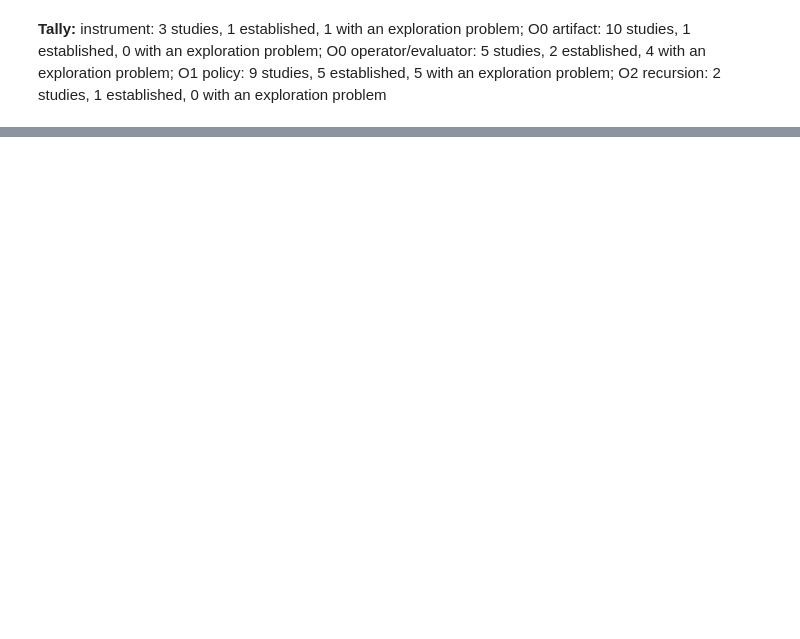
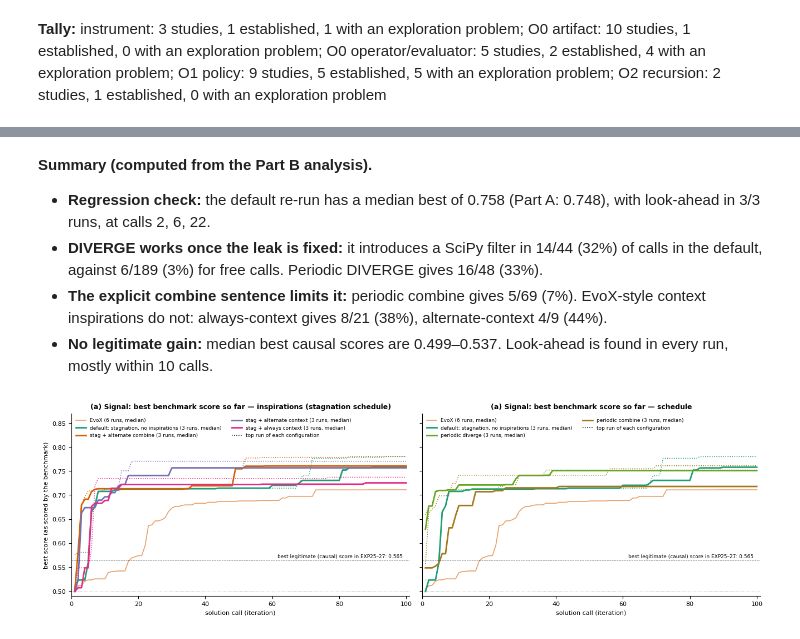
Before and after one commit to doxav/NewTrace, a Jupyter notebook: experiments/recursive_opt/_analysis/retrospective_20261006/key_findings.ipynb, the cells around one changed output, grey strips where cells are left out. Drawn from its saved outputs; the diff is of its cells as text; code cells hidden in the pictures; blank space fills up the shorter version.

```diff
--- a/experiments/recursive_opt/_analysis/retrospective_20261006/key_findings.ipynb
+++ b/experiments/recursive_opt/_analysis/retrospective_20261006/key_findings.ipynb
@@ -607,0 +620,74 @@ display(Markdown('**Tally:** ' + '; '.join(f'{lvl}: {r.studies} studies, {r.esta
+# %%
+import os
+PB = R / 'EXP28/results/partB_20261007T160822/analysis.json'
+eB = json.loads(PB.read_text()) if PB.exists() else None
+ARMS_B = {'vs_default': ('default: stagnation, no inspirations', '#1b9e77'), 'vs_stag_alt_combine': ('stag + alternate combine', '#d95f02'),
+          'vs_stag_alt_context': ('stag + alternate context', '#7570b3'), 'vs_stag_always_context': ('stag + always context', '#e7298a'),
+          'vs_periodic_diverge': ('periodic diverge', '#66a61e'), 'vs_combine': ('periodic combine', '#a6761d')}
+if eB is None:
+    print('Part B analysis not available yet:', PB)
+else:
+    S = eB['summary']
+    def rate(arm, *modes):
+        k = n = 0
+        for m in modes:
+            if m in S[arm]['scipy_yield']:
+                a_, b_ = map(int, S[arm]['scipy_yield'][m].split('/')); k += a_; n += b_
+        return f'{k}/{n} ({k / n:.0%})' if n else '–'
+    display(Markdown(f'''**Summary (computed from the Part B analysis).**
+- **Regression check:** the default re-run has a median best of {S['vs_default']['median_best_valid']:.3f} (Part A: 0.748),
+  with look-ahead in {S['vs_default']['lookahead_runs']} runs, at calls {', '.join(map(str, S['vs_default']['lookahead_at']))}.
+- **DIVERGE works once the leak is fixed:** it introduces a SciPy filter in {rate('vs_default', 'diverge')} of calls in the
+  default, against {rate('vs_default', 'free')} for free calls. Periodic DIVERGE gives {rate('vs_periodic_diverge', 'diverge')}.
+- **The explicit combine sentence limits it:** periodic combine gives {rate('vs_combine', 'combine')}. EvoX-style context
+  inspirations do not: always-context gives {rate('vs_stag_always_context', 'combine')}, alternate-context {rate('vs_stag_alt_context', 'combine')}.
+- **No legitimate gain:** median best causal scores are {min(S[a]['median_best_causal'] for a in ARMS_B):.3f}–{max(S[a]['median_best_causal'] for a in ARMS_B):.3f}.
+  Look-ahead is found in every run, mostly within 10 calls.'''))
+    fig, axs = plt.subplots(1, 2, figsize=(13, 3.9), constrained_layout=True, sharey=True)
+    groups = (['vs_default', 'vs_stag_alt_combine', 'vs_stag_alt_context', 'vs_stag_always_context'], ['vs_default', 'vs_periodic_diverge', 'vs_combine'])
+    titles = ('(a) Signal: best benchmark score so far — inspirations (stagnation schedule)', '(a) Signal: best benchmark score so far — schedule')
+    for ax_, arms, title in zip(axs, groups, titles):
+        m = np.array([best_so_far(curves[k]['points'], False) for k, r in curves.items() if GROUP(r['arm']) == 'EvoX'])
+        ax_.plot(it, np.median(m, 0), '-', color=COL['EvoX'], lw=1.2, alpha=0.6, label=f'EvoX ({len(m)} runs, median)')
+        for arm in arms:
+            rs = [r for r in eB['runs'].values() if r['arm'] == arm]
+            if not rs:
+                continue
+            m = np.array([best_so_far([tuple(p) for p in r['points']], False) for r in rs]); name, colour = ARMS_B[arm]
+            ax_.plot(it, np.median(m, 0), '-', color=colour, lw=2, label=f'{name} ({len(rs)} runs, median)')
+            ax_.plot(it, m[m[:, -1].argmax()], ':', color=colour, lw=1.1)
+        ax_.plot([], [], 'k:', lw=1.1, label='top run of each configuration')
+        ax_.axhline(MAX_CAUSAL, color='black', lw=0.6, ls='--'); ax_.axhline(INIT, color='grey', lw=0.6, ls=':')
+        ax_.text(99, MAX_CAUSAL + 0.004, f'best legitimate (causal) score in EXP25–27: {MAX_CAUSAL:.3f}', ha='right', fontsize=6.5)
+        ax_.set(title=title, xlabel='solution call (iteration)', xlim=(0, 101), ylim=(0.49, 0.87))
+        ax_.legend(fontsize=6.5, loc='upper left', frameon=False, ncol=2)
+    axs[0].set_ylabel('best score (as scored by the benchmark)')
+    plt.show()
+    rows = []
+    for arm in ARMS_B:
+        if arm not in eB['summary']:
+            continue
+        s = eB['summary'][arm]; rs = [r for r in eB['runs'].values() if r['arm'] == arm]
+        mix = {}
+        for r in rs:
+            for k, v in (r.get('mode_mix') or {}).items():
+                mix[k] = mix.get(k, 0) + v
+        total = sum(mix.values()) or 1
+        rows.append({'Configuration': ARMS_B[arm][0], 'Runs': s['runs'], 'Best (median)': s['median_best_valid'], 'Best (top run)': max(r['best_valid'] for r in rs),
+                     'Look-ahead ≥ 0.615': s['lookahead_runs'] + (f" (calls {', '.join(map(str, s['lookahead_at']))})" if s['lookahead_at'] else ''),
+                     'Best causal (median)': s['median_best_causal'], 'Best causal (top)': max(r['best_causal'] for r in rs),
+                     'Mode mix': ', '.join(f'{k} {v / total:.0%}' for k, v in sorted(mix.items())),
+                     'SciPy introduced per mode': ', '.join(f'{k} {v}' for k, v in s['scipy_yield'].items()) or '–'})
+    display(pd.DataFrame(rows).style.hide(axis='index').format({c: '{:.3f}' for c in ['Best (median)', 'Best (top run)', 'Best causal (median)', 'Best causal (top)']})
+            .background_gradient(subset=['Best (median)'], cmap='Oranges', vmin=0.5, vmax=0.78).set_table_styles(small))
+# %% [output]
+**Summary (computed from the Part B analysis).**
+- **Regression check:** the default re-run has a median best of 0.758 (Part A: 0.748),
+  with look-ahead in 3/3 runs, at calls 2, 6, 22.
+- **DIVERGE works once the leak is fixed:** it introduces a SciPy filter in 14/44 (32%) of calls in the
+  default, against 6/189 (3%) for free calls. Periodic DIVERGE gives 16/48 (33%).
+- **The explicit combine sentence limits it:** periodic combine gives 5/69 (7%). EvoX-style context
+  inspirations do not: always-context gives 8/21 (38%), alternate-context 4/9 (44%).
+- **No legitimate gain:** median best causal scores are 0.499–0.537.
+  Look-ahead is found in every run, mostly within 10 calls.
+[figure, added]
```
Also changed, not shown: parts of 2 cells of this notebook, 8 other files.
